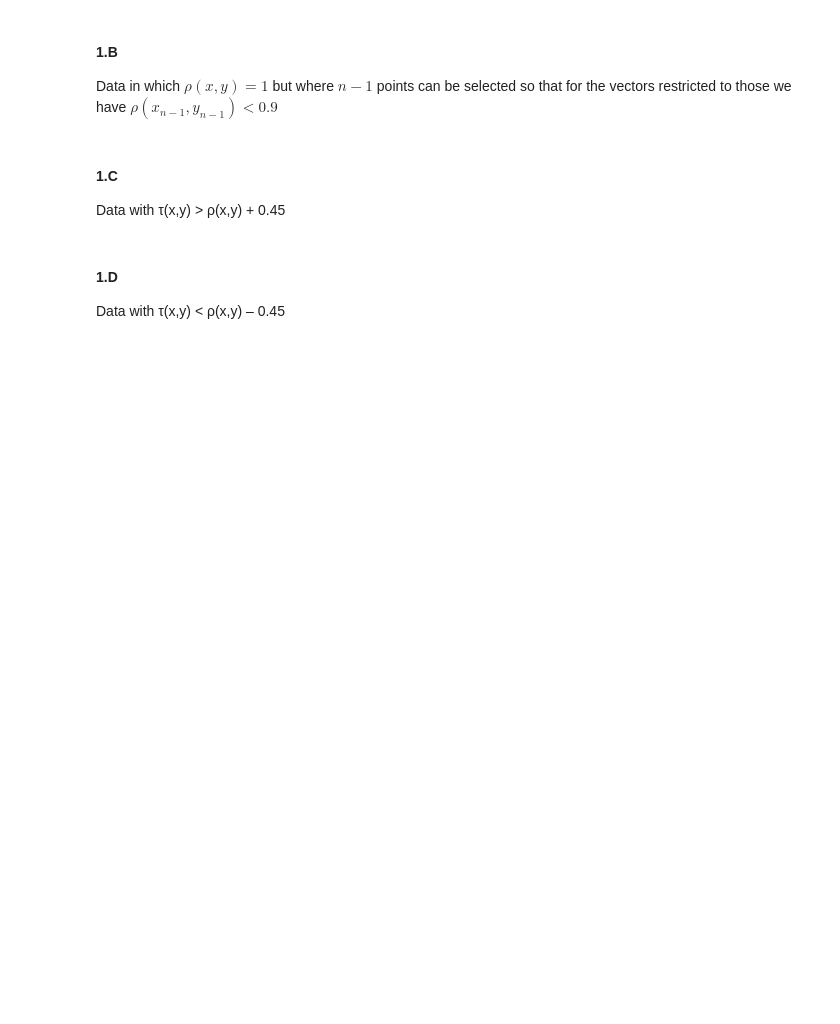
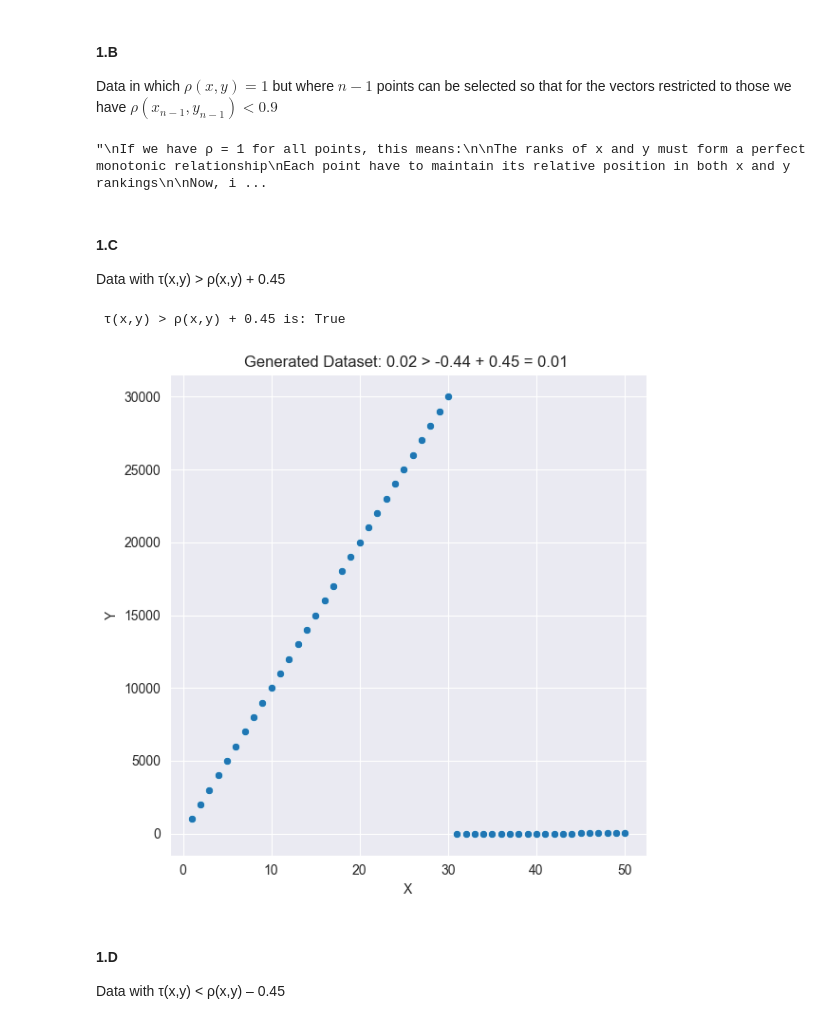
Before and after one commit to Shimon-ar/SNDA-tasks, a Jupyter notebook: tasks/hw3/HMW3.ipynb, the cells around one changed output. Drawn from its saved outputs; the diff is of its cells as text; code cells hidden in the pictures; blank space fills up the shorter version.

```diff
--- a/tasks/hw3/HW3.ipynb
+++ b/tasks/hw3/HMW3.ipynb
@@ -28,9 +89,69 @@ Data in which  $Pearson(x,y) < -0.9$ but where $n-1$ points can be selected so t
 # %% [markdown]
 #### 1.B
 Data in which  $\rho(x,y) = 1$ but where $n-1$ points can be selected so that for the vectors restricted to those we have $\rho(x_{n-1},y_{n-1}) < 0.9$
+# %%
+'''
+If we have ρ = 1 for all points, this means:
+
+The ranks of x and y must form a perfect monotonic relationship
+Each point have to maintain its relative position in both x and y rankings
+
+Now, if we remove one point and want ρ < 0.9, this means:
+  The remaining points must significantly deviate from a perfect monotonic relationship
+  Removing this one point must change the relative ordering of the remaining points
+
+However, there's a contradiction here:
+If we have a perfect rank correlation (ρ = 1) with all points:
+  For any point i: if xi < xj then yi < yj
+  This ordering must be true for ALL pairs of points
+
+When we remove one point:
+  The relative ordering of all remaining pairs must stay the same
+  Removing a point cannot change whether yi < yj for any others pair of points
+  The ranks might shift by 1, due to the removal, but their relative order cannot change
+
+Therefore, this is then impossible.
+If we have ρ = 1 with all points,
+removing any single point cannot change the Spearman correlation to less than 1,
+because the relative ordering of all remaining pairs stays the same.
+
+'''
+# %% [output]
+"\nIf we have ρ = 1 for all points, this means:\n\nThe ranks of x and y must form a perfect monotonic relationship\nEach point have to maintain its relative position in both x and y rankings\n\nNow, i ...
 # %% [markdown]
 #### 1.C
 Data with τ(x,y) > ρ(x,y) + 0.45
+# %%
+# Generate the dataset
+x = np.arange(1, n + 1)
+y = np.concatenate((
+    np.arange(1, int(0.6 * n) + 1) * 1000,  # First 60% values scaled
+    np.arange(1, int(0.4 * n) + 1)          # Last 40% values
+))
+
+# Create a DataFrame for the dataset
+df = pd.DataFrame({'x': x, 'y': y})
+
+# Calculate correlations
+pearson_corr = pearsonr(x, y)[0]
+spearman_rho = spearmanr(x, y)[0]
+kendall_tau = kendalltau(x, y)[0]
+
+# Print correlations
+rho_plus_045 = spearman_rho + 0.45
+print(f" τ(x,y) > ρ(x,y) + 0.45 is: {kendall_tau > rho_plus_045}")
+
+# Create jointplot
+plt.figure(figsize=(6, 6))
+sns.scatterplot(df, x='x', y='y')
+plt.title(f'Generated Dataset: {kendall_tau:.2f} > {spearman_rho:.2f} + 0.45 = {rho_plus_045:.2f} ')
+plt.xlabel('X')
+plt.ylabel('Y')
+plt.tight_layout()
+plt.show()
+# %% [output]
+ τ(x,y) > ρ(x,y) + 0.45 is: True
+[figure, added]
 # %% [markdown]
 #### 1.D
 Data with τ(x,y) < ρ(x,y) – 0.45
```
Also changed, not shown: parts of 19 cells of this notebook.
